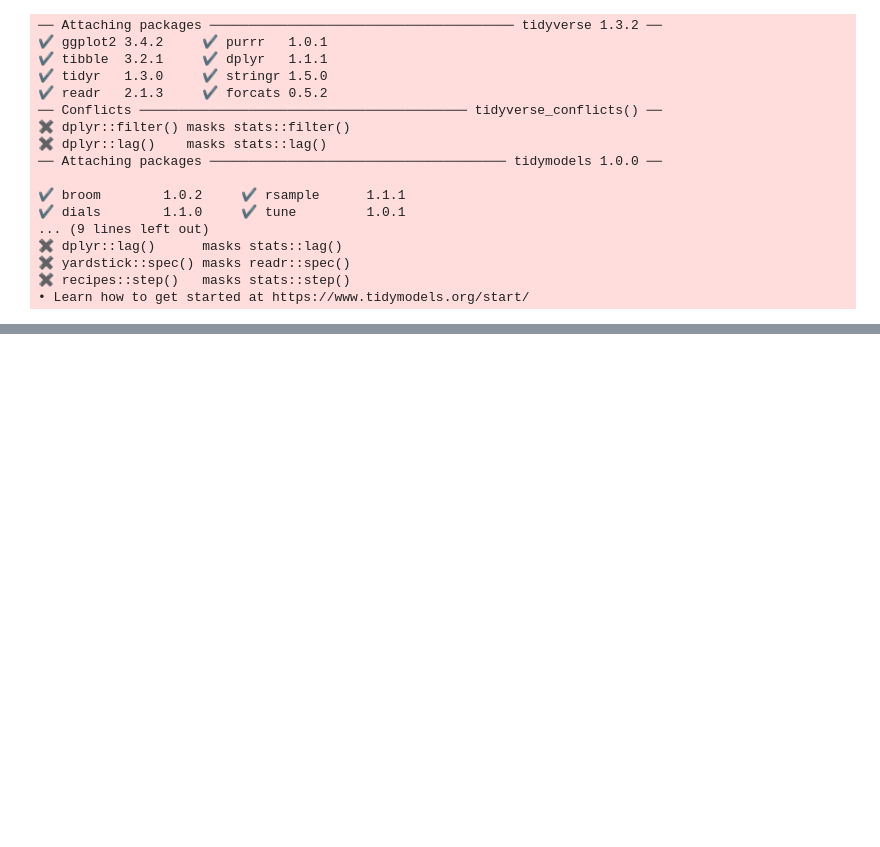
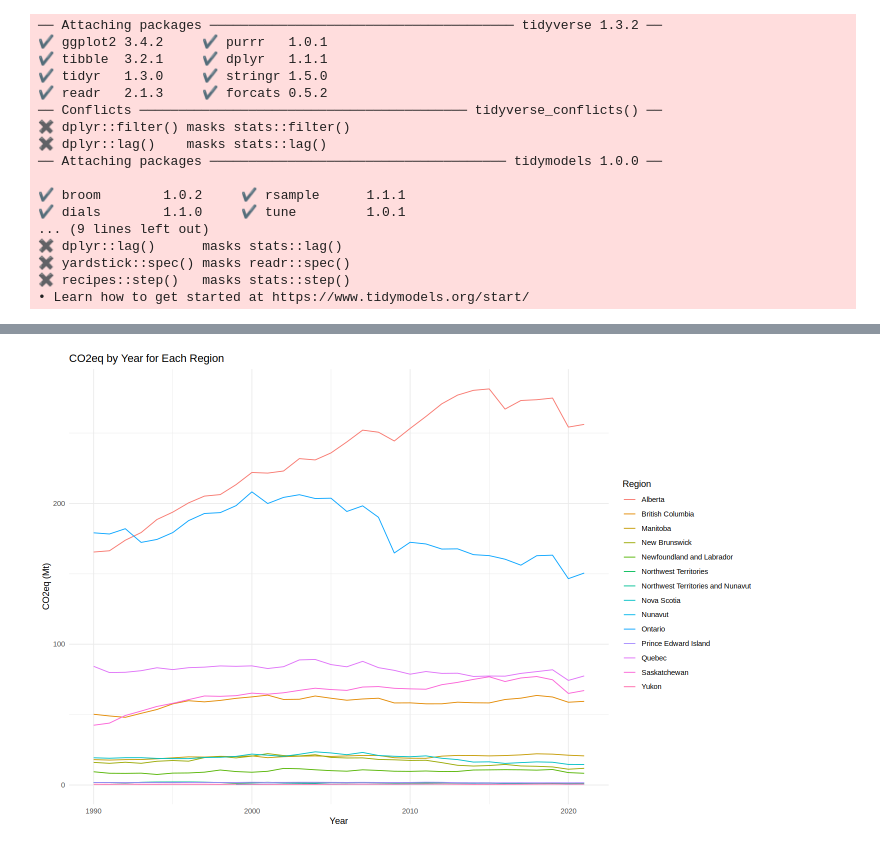
Before and after one commit to FelixBAUDARD/Dsci100_GP, a Jupyter notebook: Group project proposal.ipynb, the cells around one changed output, grey strips where cells are left out. Cells and saved outputs as stored; diff of their text form; code cells hidden in the pictures; blank space fills up the shorter version.

```diff
--- a/Group project proposal.ipynb
+++ b/Group project proposal.ipynb
@@ -120,0 +35,6 @@ emission_plot
+# %%
+url <- "https://data-donnees.az.ec.gc.ca/api/file?path=/substances/monitor/canada-s-official-greenhouse-gas-inventory/B-Economic-Sector/EN_GHG_Econ_Can_Prov_Terr.csv"
+data <- read.csv(url)
+# %%
+data$CO2eq <- as.numeric(data$CO2eq)
+data$Year <- as.integer(data$Year)
@@ -120,0 +44,16 @@ emission_plot
+# %%
+filtered_data <- data |>
+  filter(Source %in% c("Provincial Inventory Total", "Territorial Inventory Total", "National Inventory Total")) |>
+  filter(Region != "Canada")
+
+filtered_data <- na.omit(filtered_data, cols = c("Year", "CO2eq"))
+# %%
+options(repr.plot.width = 12, repr.plot.height = 8)
+ggplot(filtered_data, aes(x = Year, y = CO2eq, group = Region, color = Region)) +
+  geom_line() +
+  theme_minimal() +
+  labs(title = "CO2eq by Year for Each Region",
+       x = "Year",
+       y = "CO2eq (Mt)")
+# %% [output]
+[figure, added]
```
Also changed, not shown: parts of 9 cells of this notebook, 2 other files.
